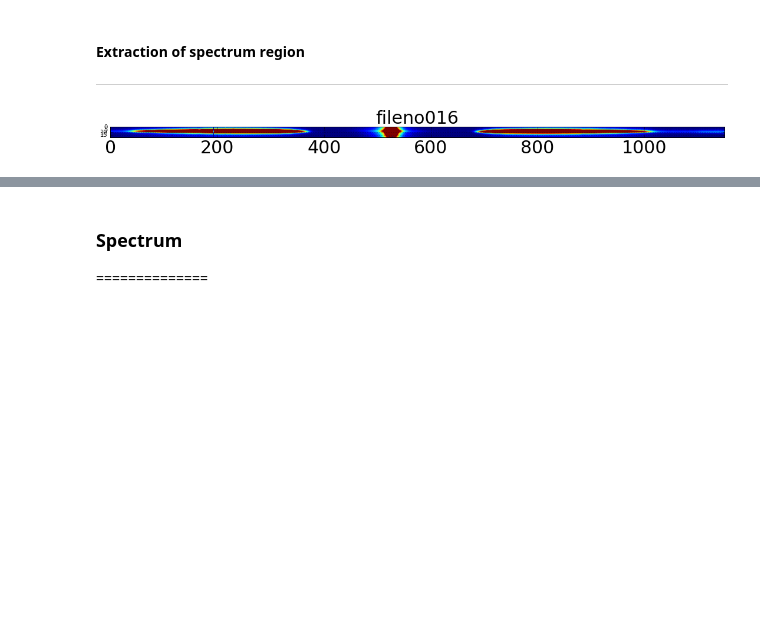
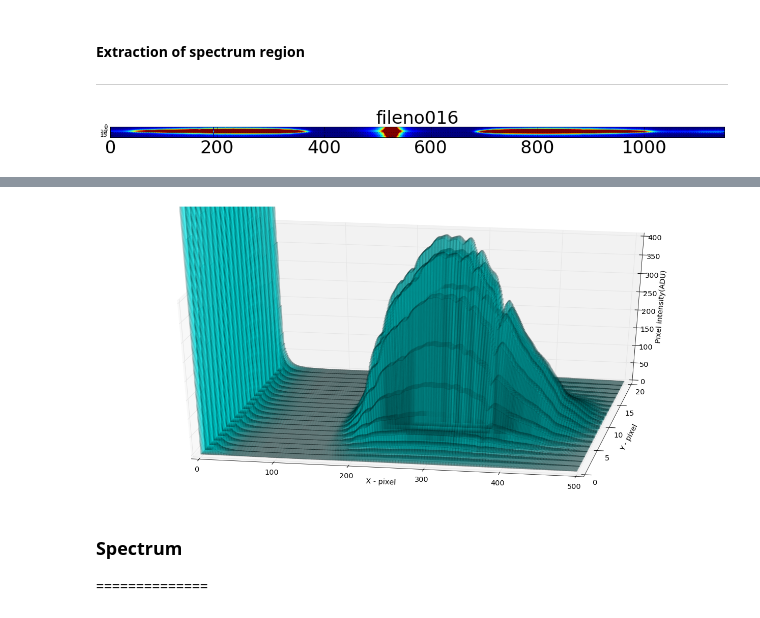
Before and after one commit to sylvielsstfr/CTIOAna2016, a Jupyter notebook: notebooks/FirstSpectrum_fileno016.ipynb, the cells around one changed output, grey strips where cells are left out. Drawn from its saved outputs; the diff is of its cells as text; code cells hidden in the pictures; blank space fills up the shorter version.

```diff
--- a/notebooks/FirstSpectrum_fileno016.ipynb
+++ b/notebooks/FirstSpectrum_fileno016.ipynb
@@ -399,3 +423,25 @@ plt.tight_layout()
+# %%
+fig = plt.figure(figsize=(22,10))
+ax = fig.add_subplot(111, projection='3d')
+x_data = x_data.flatten()
+y_data = y_data.flatten()
+z_data = data_array.flatten()
+ax.bar3d( x_data,
+          y_data,
+          np.zeros(len(z_data)),
+          1, 1, z_data,color='aqua', zsort='average' ,alpha=0.1)
+ax.set_xlabel('X - pixel ')
+ax.set_ylabel('Y - pixel ')
+ax.set_zlabel('Pixel intensity(ADU)')
+ax.view_init(elev=30, azim=-80)  # camera elevation and angle
+ax.set_xlim3d(0, 500)
+ax.set_ylim3d(0, 20)
+ax.set_zlim3d(0, 400)
+ax.dist=9.
+#plt.savefig(figname)
+plt.show()
+# %% [output]
+[figure, added]
 # %% [markdown]
 ### Spectrum
 ==============
```
Also changed, not shown: parts of 33 cells of this notebook.
